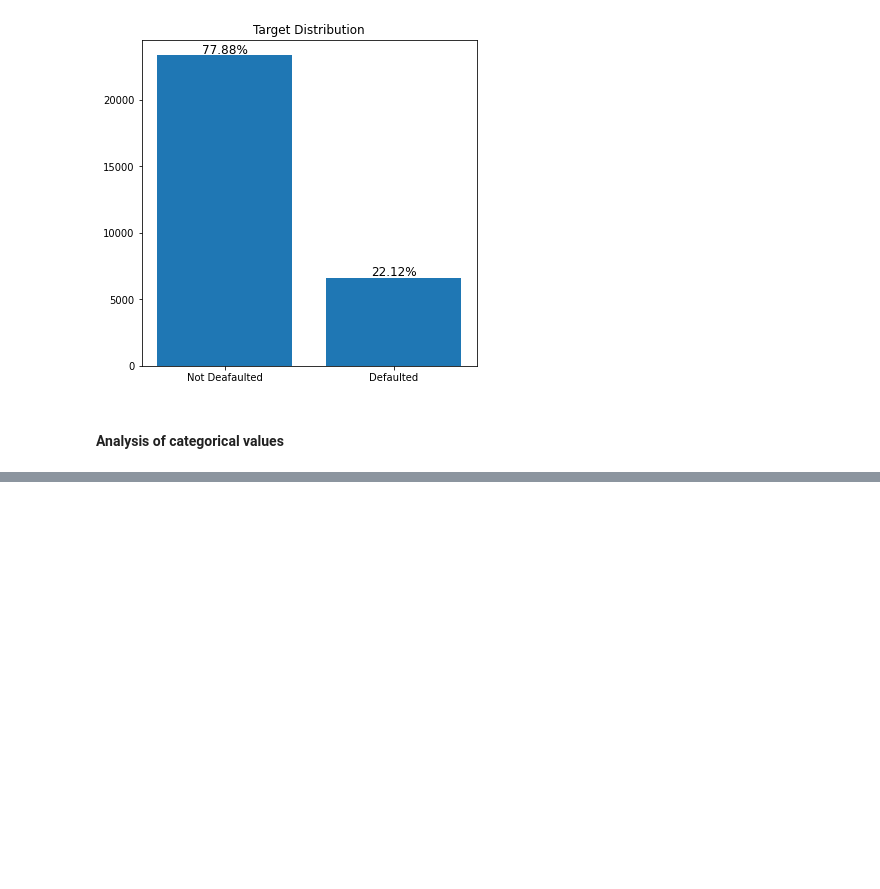
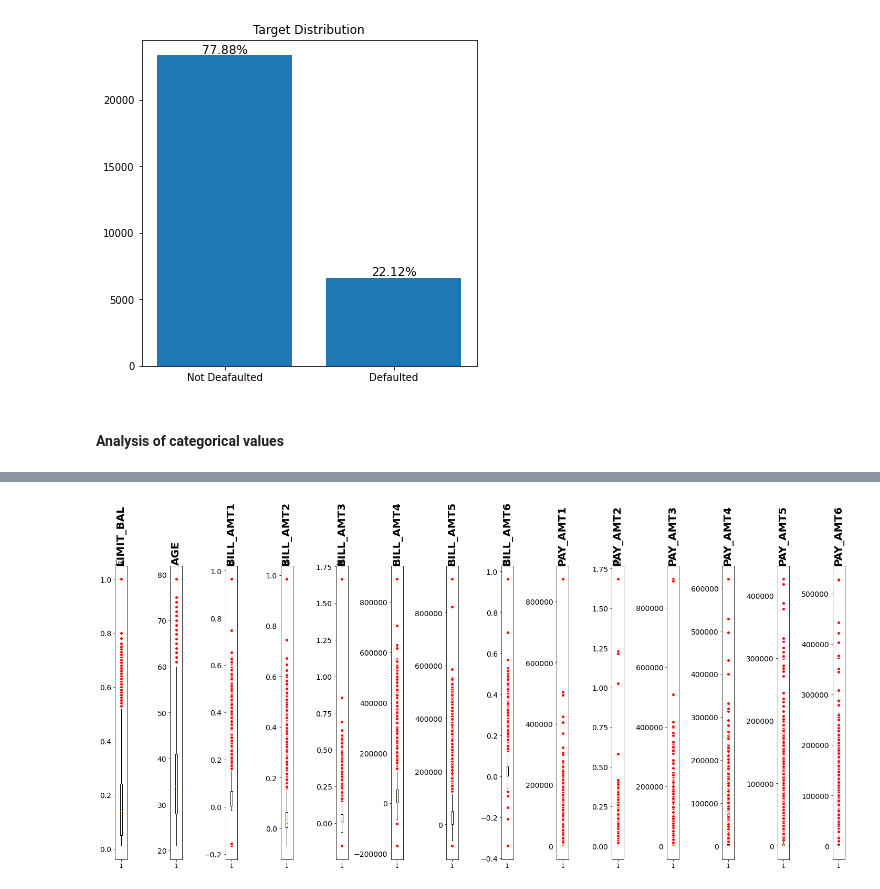
Before and after one commit to Bryan-Suelo/machine_learning, a Jupyter notebook: default_credit_card_clients/default_credit_card.ipynb, the cells around one changed output, grey strips where cells are left out. Saved outputs shown, nothing was run; the diff lists cells and outputs as text; code cells hidden in the pictures; blank space fills up the shorter version.

```diff
--- a/default_credit_card_clients/default_credit_card.ipynb
+++ b/default_credit_card_clients/default_credit_card.ipynb
@@ -223,0 +251,12 @@ plt.show()
+# %%
+red_circle = dict(markerfacecolor='red', marker='o', markeredgecolor='white')
+
+fig, axs = plt.subplots(1, len(numerical_cols.columns), figsize=(20,10))
+
+for i, ax in enumerate(axs.flat):
+    ax.boxplot(numerical_cols.iloc[:,i], flierprops=red_circle)
+    ax.set_title(numerical_cols.columns[i], rotation=90, fontsize=20, fontweight='bold')
+    ax.tick_params(axis='y', labelsize=14)
+plt.tight_layout()
+# %% [output]
+[figure, added]
```
Also changed, not shown: parts of 15 cells of this notebook.
